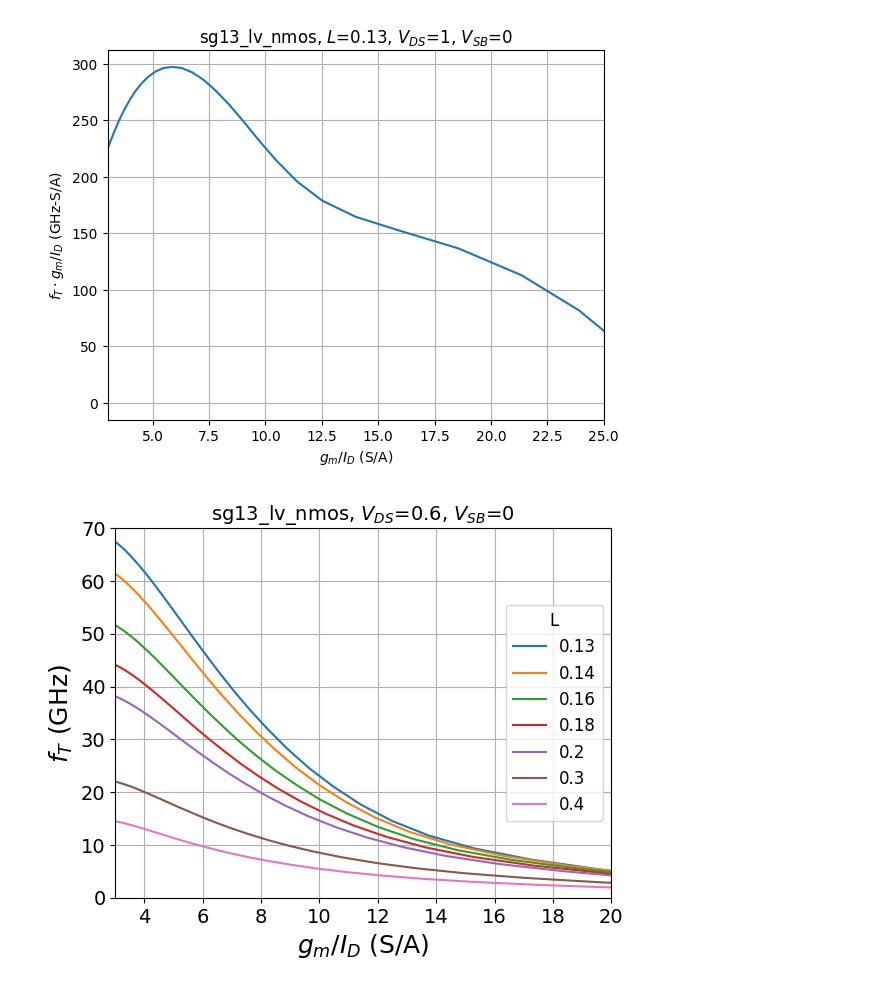
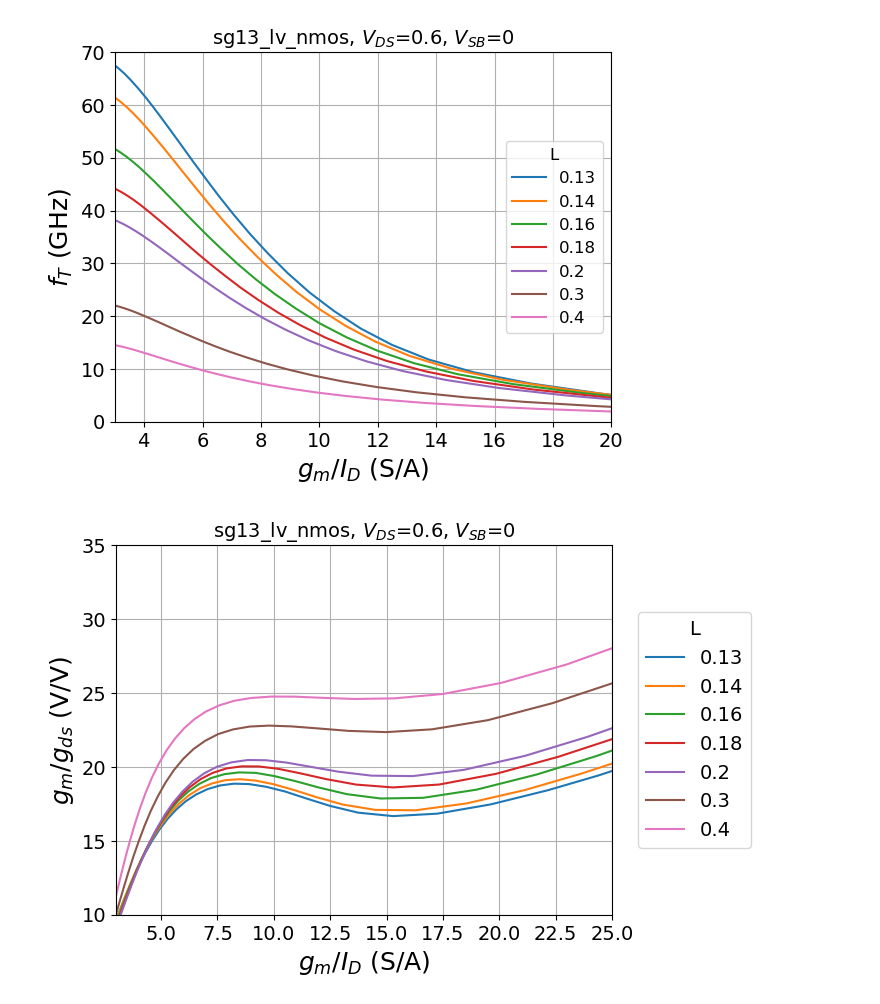
Before and after one commit to bmurmann/CircuitInsights2026, a Jupyter notebook: plots/all_plots_real.ipynb, the cells around one changed output. Cells and saved outputs as stored; diff of their text form; code cells hidden in the pictures.

```diff
--- a/plots/all_plots_real.ipynb
+++ b/plots/all_plots_real.ipynb
@@ -16,38 +15,39 @@ vsb = fet['VSB']
 # %%
-# plot product of gm/ID ant fT versus gm/ID
-L1 = min(l); VDS1=1; VSB1=0
-gm_id1 = fet.lookup('GM_ID', L=L1, VDS=VDS1, VSB=VSB1)
-ft1 = fet.lookup('GM_CGG', L=L1, VDS=VDS1, VSB=VSB1)/2/np.pi
-vt = fet.lookup('VT', L=L1, VGS=0.9, VDS=VDS1, VSB=VSB1)
+# plot fT versus gm/ID for all L
+gm_id2 = fet.lookup('GM_ID', L=L1, VDS=VDS1, VSB=VSB1)
+ft2 = fet.lookup('GM_CGG', L=L1, VDS=VDS1, VSB=VSB1)/2/np.pi
 
-plt.plot(gm_id1, gm_id1*ft1/1e9)
-plt.xlim(3, 25)
-plt.xlabel('$g_m/I_D$ (S/A)')
-plt.ylabel('$f_T\cdot g_m/I_D$ (GHz-S/A)')
-plt.title(dev+', $L$='+str(L1)+', $V_{DS}$='+str(VDS1)+', $V_{SB}$='+str(VSB1))
-plt.grid()
+fig, ax = plt.subplots()
+ax.plot(gm_id2.transpose(), ft2.transpose()/1e9)
+ax.legend(loc='center right', title='L', labels=L1.tolist(), title_fontsize=12, fontsize=12)
+#plt.legend(fontsize=14)
+plt.xlim(3, 20)
+plt.ylim(0, 70)
+plt.xlabel('$g_m/I_D$ (S/A)', fontsize=18)
+plt.ylabel('$f_T$ (GHz)', fontsize=18)
+plt.title(dev+', $V_{DS}$='+str(VDS1)+', $V_{SB}$='+str(VSB1), fontsize=14)
+plt.xticks(fontsize=14)
+plt.yticks(fontsize=14)
+plt.grid(True)
 plt.show()
 # %% [output]
-[figure, old version]
+[figure, new version]
 # %%
-# plot fT versus gm/ID for all L
-VDS1=0.6; VSB2=0; L1 = np.array([0.13, 0.14, 0.16, 0.18, 0.2, 0.3, 0.4])
-gm_id2 = fet.lookup('GM_ID', L=L1, VDS=VDS1, VSB=VSB1)
-ft2 = fet.lookup('GM_CGG', L=L1, VDS=VDS1, VSB=VSB1)/2/np.pi
+# plot gm/gds versus gm/ID for all L
+gm_gds2 = fet.lookup('GM_GDS', L=L1, VDS=VDS1, VSB=VSB1)
 
 fig, ax = plt.subplots()
-ax.plot(gm_id2.transpose(), ft2.transpose()/1e9)
-ax.legend(loc='center right', title='L', labels=L1.tolist(), title_fontsize=12, fontsize=12)
-#plt.legend(fontsize=14)
-plt.xlim(3, 20)
-plt.ylim(0, 70)
+ax.plot(gm_id2.transpose(), gm_gds2.transpose())
+ax.legend(loc='center right', bbox_to_anchor=(1.3, 0.5), title='L', labels=L1.tolist(), title_fontsize=14, fontsize=14)
+plt.xlim(3, 25)
+plt.ylim(10, 35)
 plt.xlabel('$g_m/I_D$ (S/A)', fontsize=18)
-plt.ylabel('$f_T$ (GHz)', fontsize=18)
+plt.ylabel('$g_m/g_{ds}$ (V/V)', fontsize=18)
 plt.title(dev+', $V_{DS}$='+str(VDS1)+', $V_{SB}$='+str(VSB1), fontsize=14)
 plt.xticks(fontsize=14)
 plt.yticks(fontsize=14)
 plt.grid(True)
 plt.show()
 # %% [output]
-[figure, old version]
+[figure, new version]
 # %%
```
Also changed, not shown: parts of 5 cells of this notebook, 3 other files.
